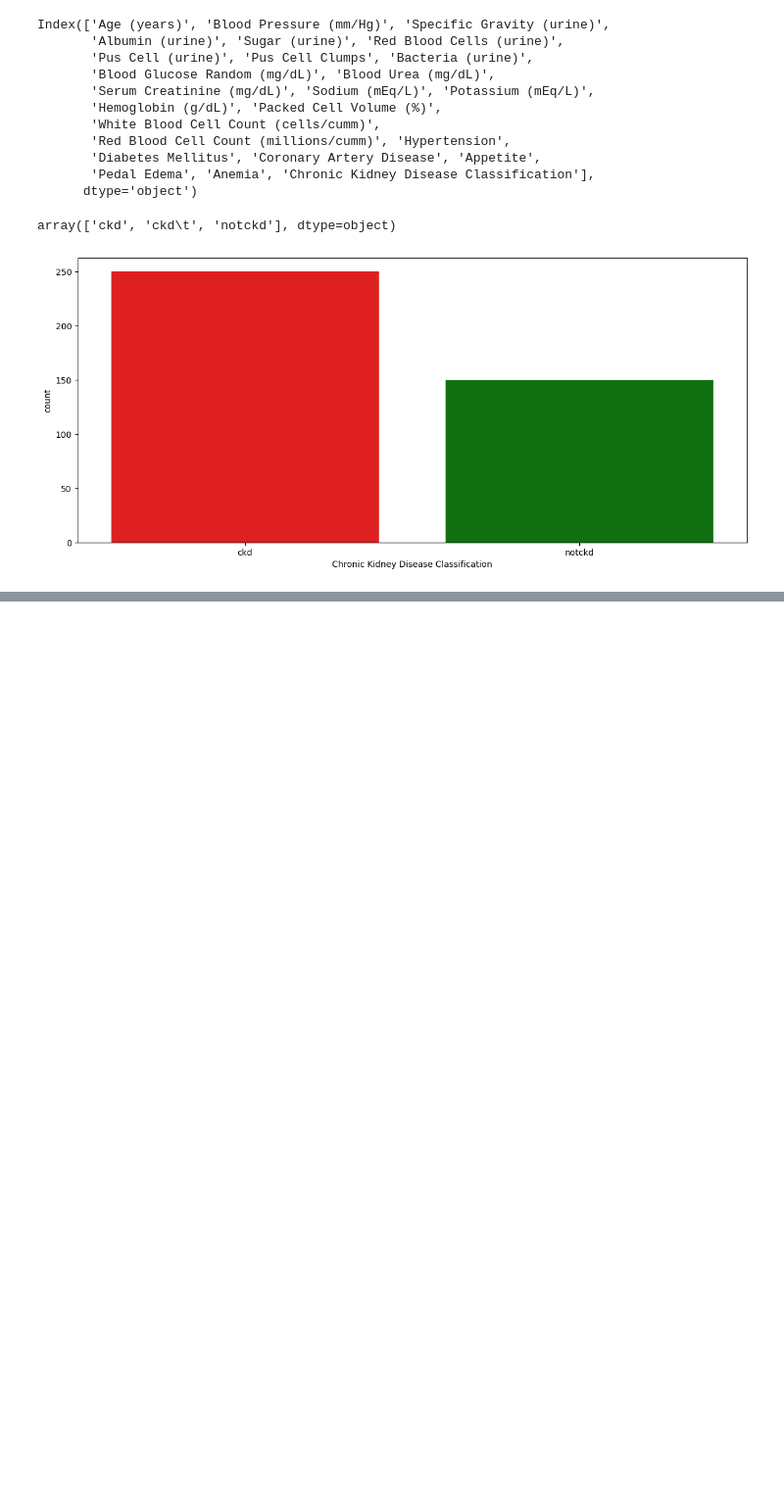
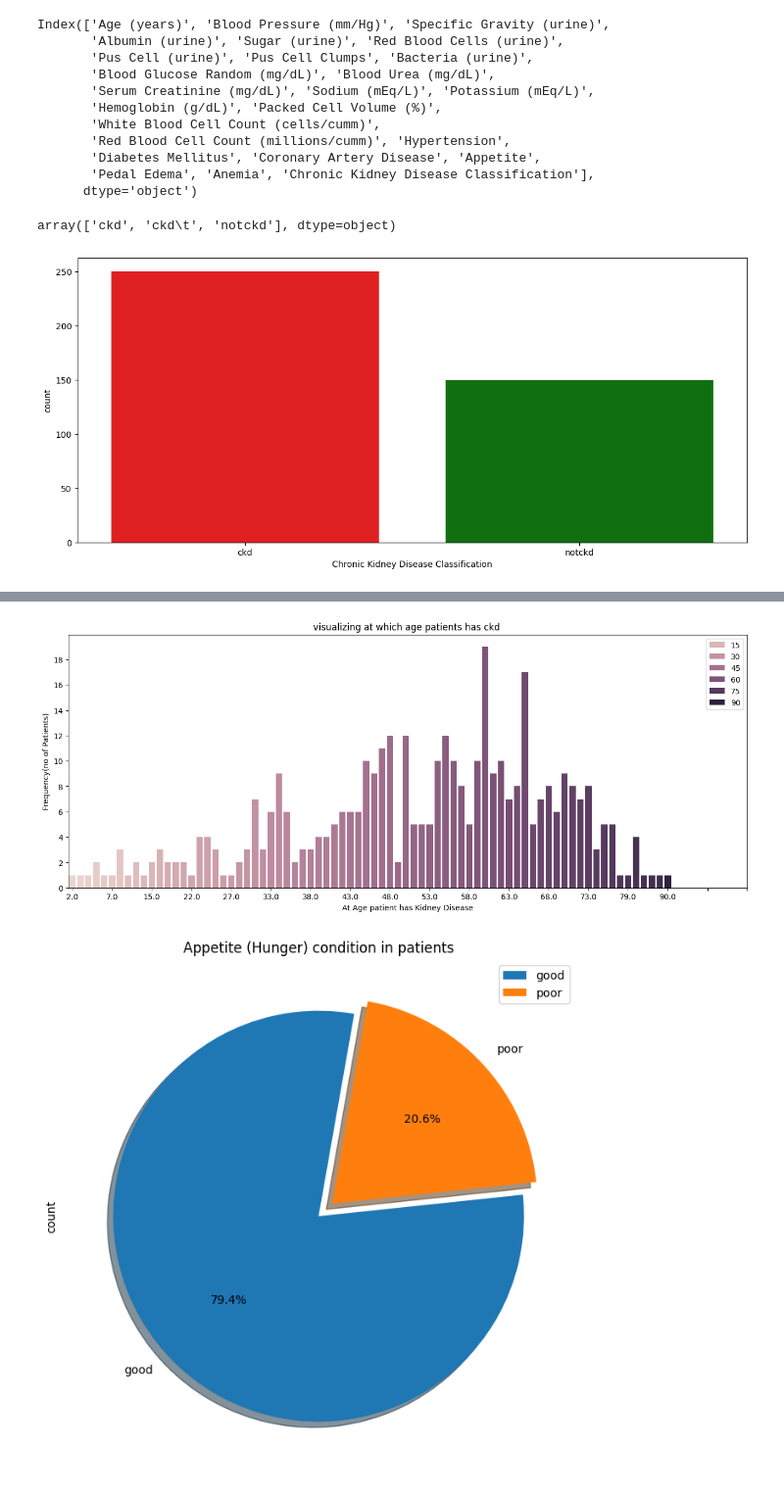
Before and after one commit to vedprakash8721/Abhishek-Data-Science-Portfolio, a Jupyter notebook: ML PW/Module 2 ( EDA exploratory data analysis )/EDA CHRONIC DATA .ipynb, the cells around one changed output, grey strips where cells are left out. Shown at 98% size. Drawn from its saved outputs; the diff is of its cells as text; code cells hidden in the pictures; blank space fills up the shorter version.

Commit message:
Chronic Kidney Disease EDA using hisplot,countplot,pie,bar ,Pair plot, PairGrid . most of is done .

```diff
--- a/ML PW/Module 2 ( EDA exploratory data analysis )/EDA CHRONIC DATA .ipynb
+++ b/ML PW/Module 2 ( EDA exploratory data analysis )/EDA CHRONIC DATA .ipynb
@@ -162,14 +162,22 @@ plt.show()
 [figure]
 # %%
 # separating the categorical and numerical column
-cat_col=[col for col in df.columns if df[col].dtype=='object']
+cat_col=[col for col in df.columns if df[col].dtype=='object'] # this loop returns list value for cat_col not dataframe
+display(cat_col)
+# to see the value in the columns
+for col in cat_col:
+    print(f"{col} has {df[col].unique()} values ")
 num_col=[col for col in df.columns if df[col].dtype!='object']
-display(cat_col)
 display(num_col)
-plt.figure(figsize=(14,6))
-sns.bar
-plot(x='Chronic Kidney Disease Classification',y='Hypertension',data=df)
-plt.show()
+for col in num_col:
+    print(f"{col} has {df[col].unique()} values ")
+
+# by using strip() converting the column into
+df['Diabetes Mellitus']=df['Diabetes Mellitus'].str.strip()
+df['Coronary Artery Disease']=df['Coronary Artery Disease'].str.strip()
+# Conveting the 'Chronic Kidney Disease Classification' column into int column like o for not ckd and 1 for ckd for better visualization
+df['Chronic Kidney Disease Classification']=df['Chronic Kidney Disease Classification'].map({'ckd':1,'notckd':0})
+display(df.columns)
 # %% [output]
 ['Red Blood Cells (urine)',
  'Pus Cell (urine)',
@@ -199,0 +246,21 @@ plt.show()
+# %%
+# Visualizing the Age frequency for Kidney Disease
+plt.figure(figsize=(16,6))
+sns.countplot(x='Age (years)',data=df,hue='Age (years)',legend=True)
+plt.xticks(range(0,90,5))
+plt.yticks(range(0,20,2))
+plt.xlabel('At Age patient has Kidney Disease')
+plt.ylabel('Frequency(no of Patients)')
+plt.title('visualizing at which age patients has ckd ')
+plt.legend()
+plt.show()
+
+# Appetite
+plt.figure(figsize=(10,8))
+df['Appetite'].value_counts().plot.pie(autopct='%1.1f%%',explode=(0,0.09),shadow=True,startangle=80)
+plt.title(" Appetite (Hunger) condition in patients ")
+plt.legend()
+plt.show()
+# %% [output]
+[figure, added]
+[figure, added]
```
Also changed, not shown: parts of 4 cells of this notebook.
